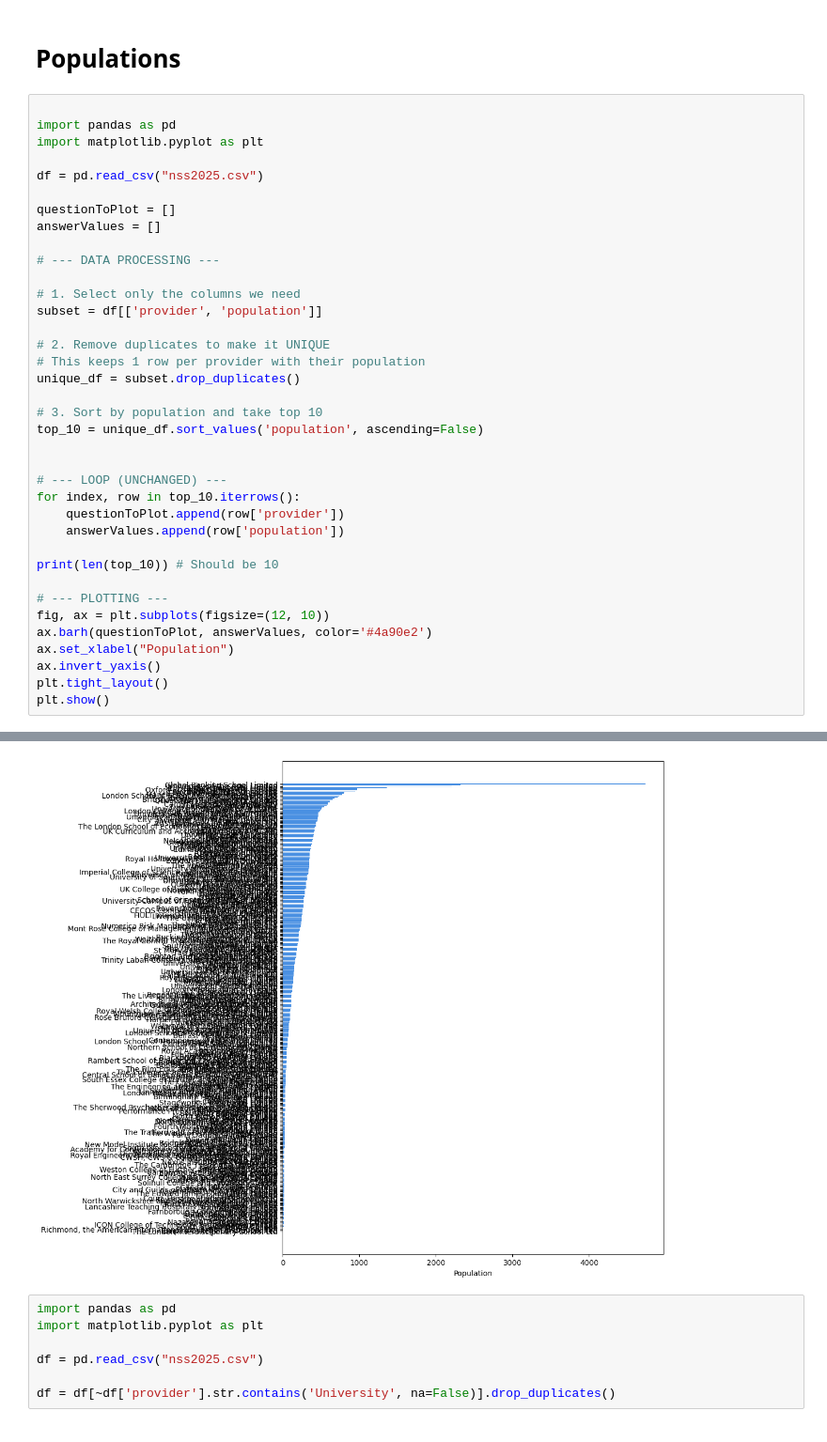
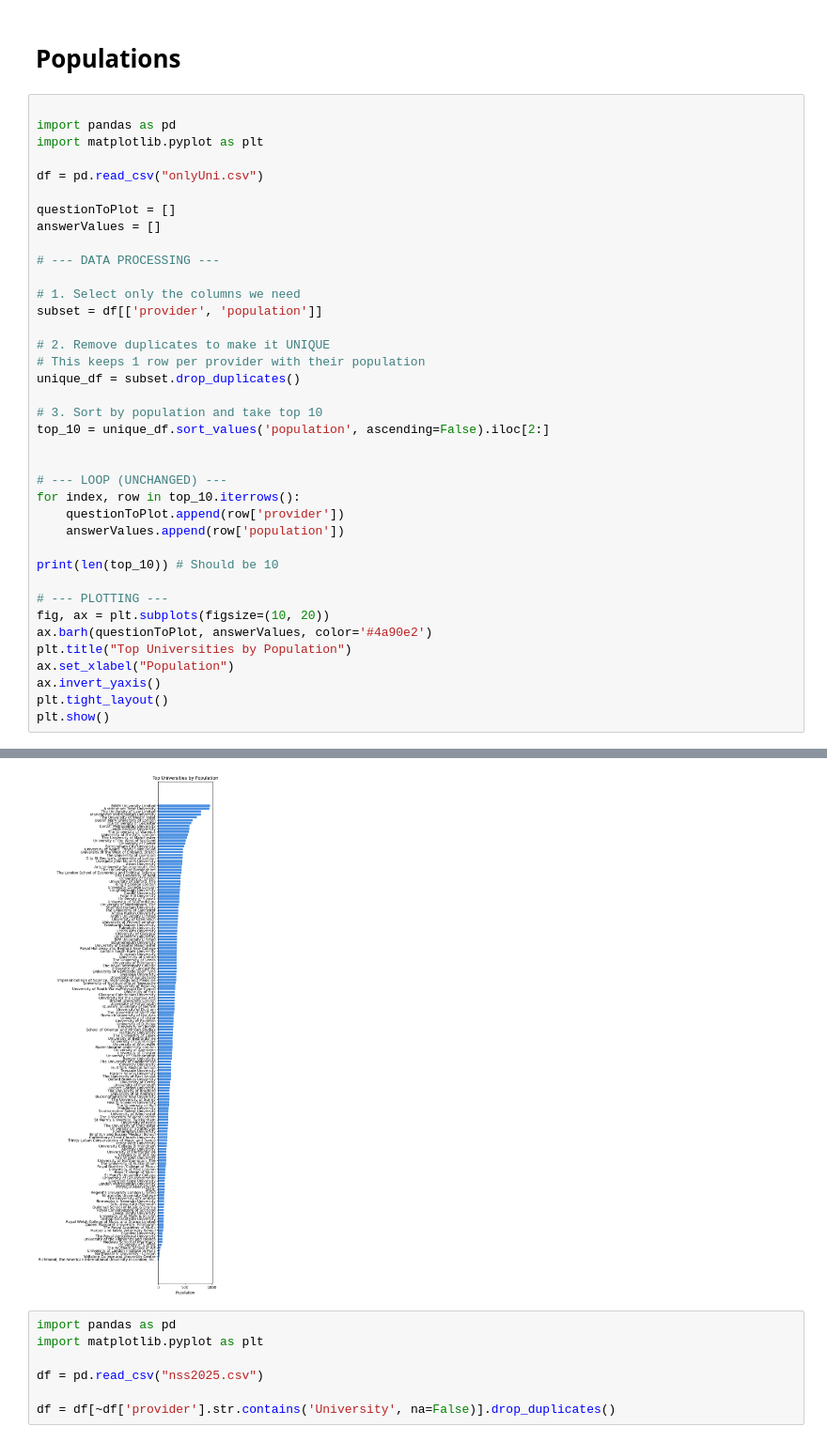
Before and after one commit to ZahinHussain/Analytic-software-technologies, a Jupyter notebook: graphs.ipynb, the cells around one changed output, grey strips where cells are left out. Shown at 94% size. Cells and saved outputs as stored; diff of their text form.

Commit message:
graphs

```diff
--- a/graphs.ipynb
+++ b/graphs.ipynb
@@ -161,7 +146,7 @@ print((total_res/total_pop)*100)
 import pandas as pd
 import matplotlib.pyplot as plt
 
-df = pd.read_csv("nss2025.csv")
+df = pd.read_csv("onlyUni.csv")
 
 questionToPlot = []
 answerValues = []
@@ -176,7 +161,7 @@ subset = df[['provider', 'population']]
 unique_df = subset.drop_duplicates()
 
 # 3. Sort by population and take top 10
-top_10 = unique_df.sort_values('population', ascending=False)
+top_10 = unique_df.sort_values('population', ascending=False).iloc[2:]
 
 
 # --- LOOP (UNCHANGED) ---
@@ -187,8 +172,9 @@ for index, row in top_10.iterrows():
 print(len(top_10)) # Should be 10
 
 # --- PLOTTING ---
-fig, ax = plt.subplots(figsize=(12, 10))
+fig, ax = plt.subplots(figsize=(10, 20))
 ax.barh(questionToPlot, answerValues, color='#4a90e2')
+plt.title("Top Universities by Population")
 ax.set_xlabel("Population")
 ax.invert_yaxis()
 plt.tight_layout()
@@ -198,4 +184,4 @@ plt.show()
-[figure, old version]
+[figure, new version]
 # %%
 import pandas as pd
 import matplotlib.pyplot as plt
```
Also changed, not shown: parts of 3 cells of this notebook.
